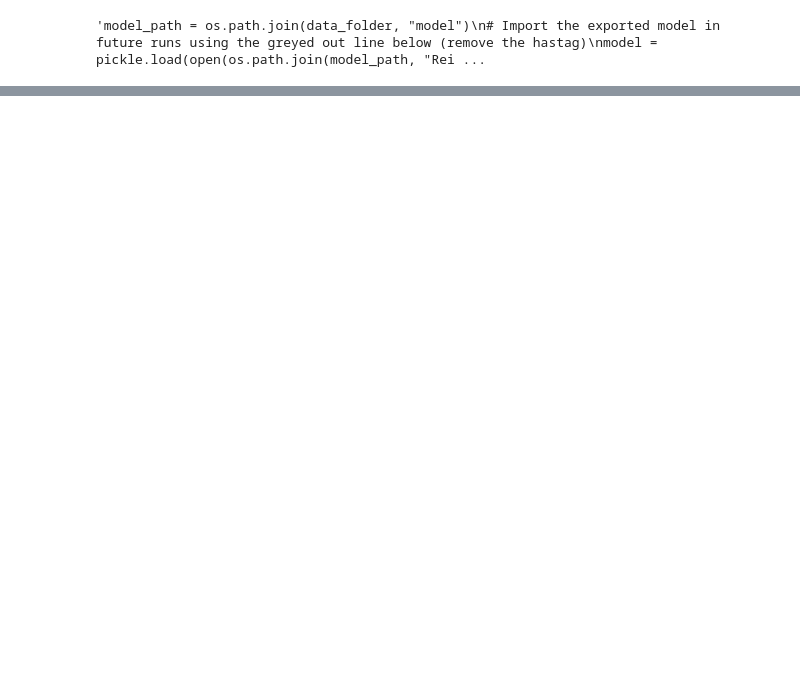
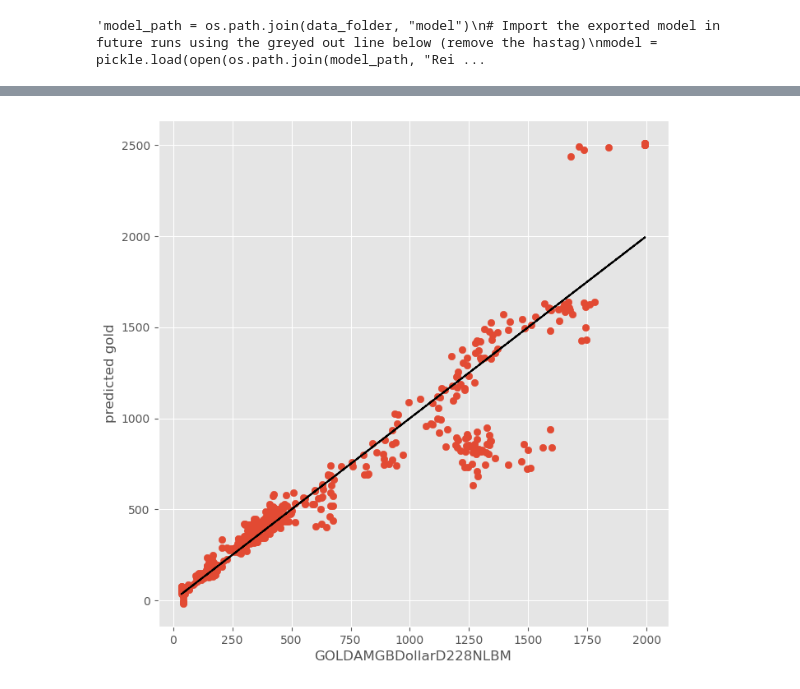
Before and after one commit to sameckford/Always_believe_in_Gold, a Jupyter notebook: Deep_Learning_approach.ipynb, the cells around one changed output, grey strips where cells are left out. Cells and saved outputs as stored; diff of their text form; code cells hidden in the pictures; blank space fills up the shorter version.

```diff
--- a/Deep_Learning_approach.ipynb
+++ b/Deep_Learning_approach.ipynb
@@ -157,9 +233,0 @@ Text(0, 0.5, 'Price (US $)')
-# %%
-# if we are creating a shifted gold column
-#df_global['gold_pred_shift'] = df_global['gold_pred']
-df_global['gold_pred'] = df_global['gold_pred'].shift(periods=24, fill_value=0)
-# %%
-# Compute the prediction error
-df_global['gold_pred_error'] = df_global['GOLDAMGBDollarD228NLBM'] - df_global['gold_pred']
-# Compute the cumulative error for each country individually
-df_global['cumulative_error'] = df_global['gold_pred_error'].cumsum()
@@ -250,0 +251,10 @@ plt.show()
+# %%
+## Plot deaths vs predicted.
+plt.figure(figsize=(8, 8))
+plt.scatter(df_global.GOLDAMGBDollarD228NLBM, df_global.gold_pred)
+plt.plot(df_global.GOLDAMGBDollarD228NLBM, df_global.GOLDAMGBDollarD228NLBM, color="black", linestyle="--")
+plt.xlabel("GOLDAMGBDollarD228NLBM")
+plt.ylabel("predicted gold")
+plt.show()
+# %% [output]
+[figure, added]
```
Also changed, not shown: parts of 23 cells of this notebook, 28 other files.
